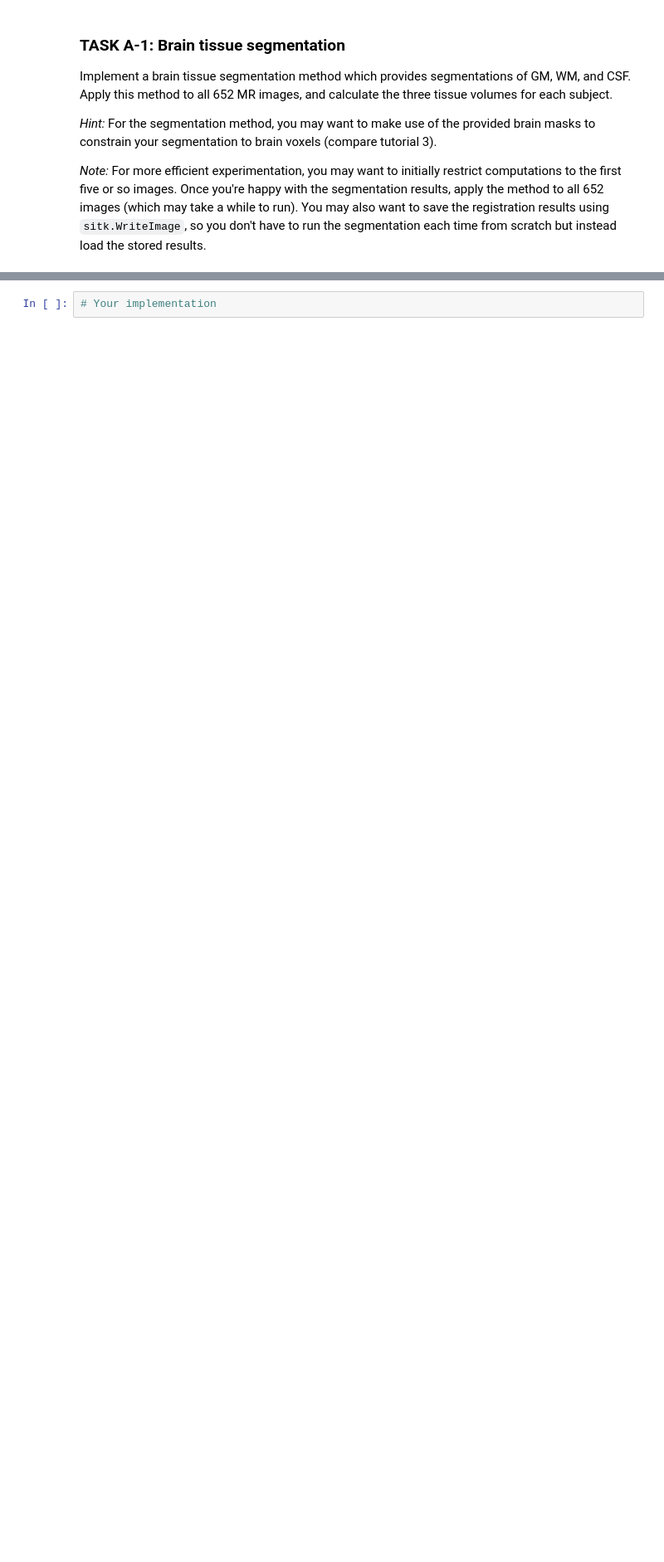
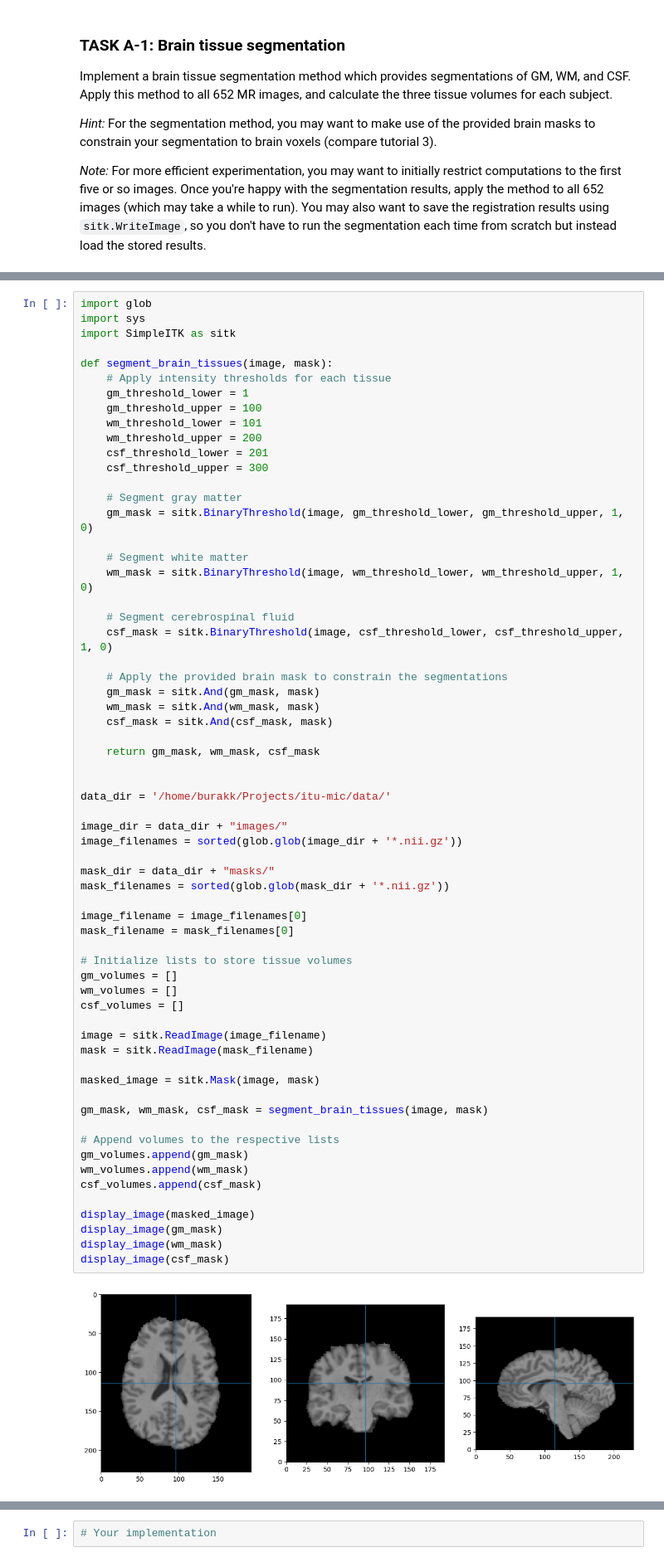
Before and after one commit to burakai/Age-Regression-from-Brain-MRI-Images, a Jupyter notebook: MIC-Term-Project.ipynb, the cells around one changed output, grey strips where cells are left out. Shown at 83% size. Cells and saved outputs as stored; diff of their text form; blank space fills up the shorter version.

```diff
--- a/MIC-Term-Project.ipynb
+++ b/MIC-Term-Project.ipynb
@@ -260,0 +203,65 @@ TypeError: 'ellipsis' object is not iterable
+# %%
+import glob
+import sys
+import SimpleITK as sitk
+
+def segment_brain_tissues(image, mask):
+    # Apply intensity thresholds for each tissue
+    gm_threshold_lower = 1
+    gm_threshold_upper = 100
+    wm_threshold_lower = 101
+    wm_threshold_upper = 200
+    csf_threshold_lower = 201
+    csf_threshold_upper = 300
+
+    # Segment gray matter
+    gm_mask = sitk.BinaryThreshold(image, gm_threshold_lower, gm_threshold_upper, 1, 0)
+
+    # Segment white matter
+    wm_mask = sitk.BinaryThreshold(image, wm_threshold_lower, wm_threshold_upper, 1, 0)
+
+    # Segment cerebrospinal fluid
+    csf_mask = sitk.BinaryThreshold(image, csf_threshold_lower, csf_threshold_upper, 1, 0)
+
+    # Apply the provided brain mask to constrain the segmentations
+    gm_mask = sitk.And(gm_mask, mask)
+    wm_mask = sitk.And(wm_mask, mask)
+    csf_mask = sitk.And(csf_mask, mask)
+
+    return gm_mask, wm_mask, csf_mask
+
+
+data_dir = '/home/burakk/Projects/itu-mic/data/'
+
+image_dir = data_dir + "images/"
+image_filenames = sorted(glob.glob(image_dir + '*.nii.gz'))
+
+mask_dir = data_dir + "masks/"
+mask_filenames = sorted(glob.glob(mask_dir + '*.nii.gz'))
+
+image_filename = image_filenames[0]
+mask_filename = mask_filenames[0]
+
+# Initialize lists to store tissue volumes
+gm_volumes = []
+wm_volumes = []
+csf_volumes = []
+
+image = sitk.ReadImage(image_filename)
+mask = sitk.ReadImage(mask_filename)
+
+masked_image = sitk.Mask(image, mask)
+
+gm_mask, wm_mask, csf_mask = segment_brain_tissues(image, mask)
+
+# Append volumes to the respective lists
+gm_volumes.append(gm_mask)
+wm_volumes.append(wm_mask)
+csf_volumes.append(csf_mask)
+
+display_image(masked_image)
+display_image(gm_mask)
+display_image(wm_mask)
+display_image(csf_mask)
+# %% [output]
+[figure, added]
```
Also changed, not shown: parts of 14 cells of this notebook, 1 other file.
